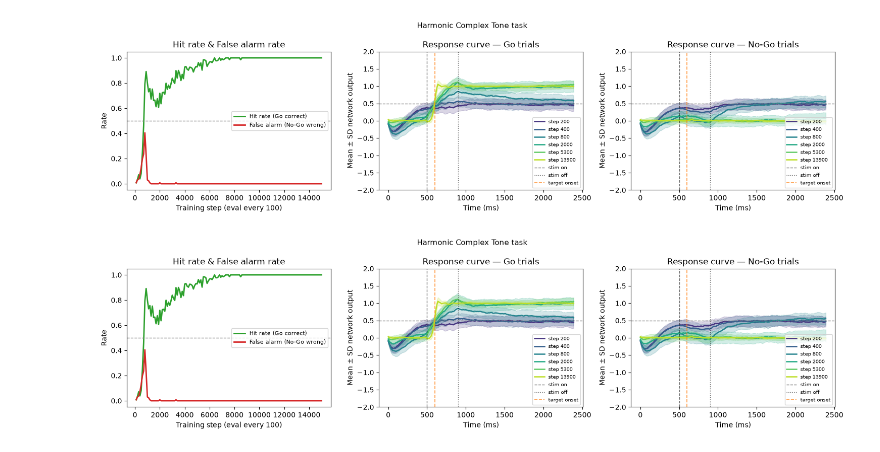
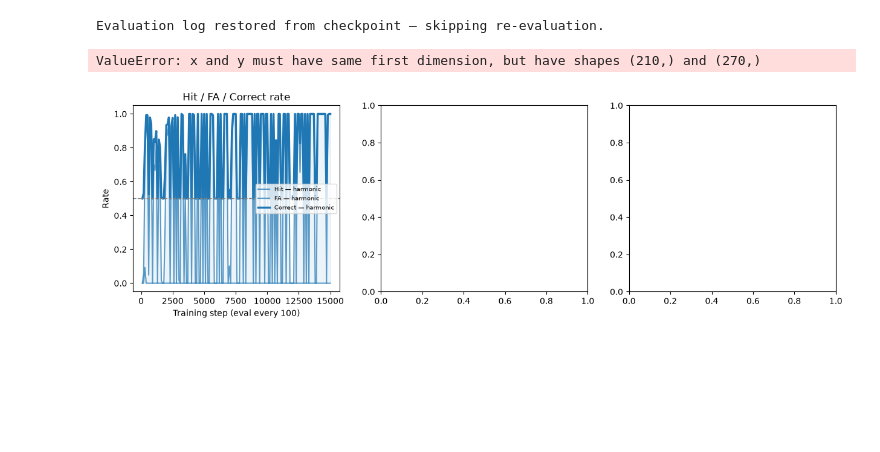
Before and after one commit to ZhixiaoSu/tone_generalize, a Jupyter notebook: code/train_hct.ipynb, the cells around one changed output. Cells and saved outputs as stored; diff of their text form; code cells hidden in the pictures; blank space fills up the shorter version.

```diff
--- a/code/train_hct.ipynb
+++ b/code/train_hct.ipynb
@@ -40,2 +43,32 @@ save_dir  : C:\Users\zhixi\Documents\GitHub\tone_generalize\code\results\harmoni
 # %%
-state, log = run_training_loop(state, train_task, task_list, cfg, eval_with_noise=eval_with_noise)
+if load_pre_trained:
+    save_path = Path(cfg['save_path'])
+    ckpt_files = sorted(save_path.glob('checkpoint_*.pkl'),
+                        key=lambda p: int(p.stem.split('_')[-1]))
+    # fall back to the single checkpoint.pkl if no numbered ones exist
+    if not ckpt_files:
+        fallback = save_path / 'checkpoint.pkl'
+        if fallback.exists():
+            ckpt_files = [fallback]
+        else:
+            print(f'No checkpoints found in {save_path} — training from scratch.')
+            load_pre_trained = False
+
+if load_pre_trained:
+    snapshots = []
+    for ckpt_path in ckpt_files:
+        with open(ckpt_path, 'rb') as f:
+            ckpt = pickle.load(f)
+        snapshots.append({
+            'step':   ckpt['step'],
+            'params': jax.tree_util.tree_map(np.array, ckpt['params']),
+            'loss':   ckpt.get('loss', float('nan')),
+        })
+    state = state.replace(params=snapshots[-1]['params'])
+    log = None
+    print(f'Loaded {len(snapshots)} checkpoints '
+          f'(steps {snapshots[0]["step"]}–{snapshots[-1]["step"]})')
+
+if not load_pre_trained:
+    log = None
+    state, snapshots = run_training_loop(state, train_task, task_list, cfg, snapshot_every=200)
@@ -60,5 +75,13 @@ Done.
+# %%
+if log is None:
+    log = evaluate_training(state, snapshots, tasks=[train_task], cfg=cfg,
+                            eval_with_noise=eval_with_noise)
+else:
+    print('Evaluation log restored from checkpoint — skipping re-evaluation.')
+# %% [output]
+Evaluation log restored from checkpoint — skipping re-evaluation.
 # %%
-plot_training_log(cfg['save_path'], title='Harmonic Complex Tone task', last_snap_step=14000)
+plot_training_log(log, cfg, title='Harmonic Complex Tone task')
 # %% [output]
+ValueError: x and y must have same first dimension, but have shapes (210,) and (270,)
-[figure, old version]
+[figure, new version]
-[figure, removed]
```
Also changed, not shown: parts of 4 cells of this notebook, 27 other files.
